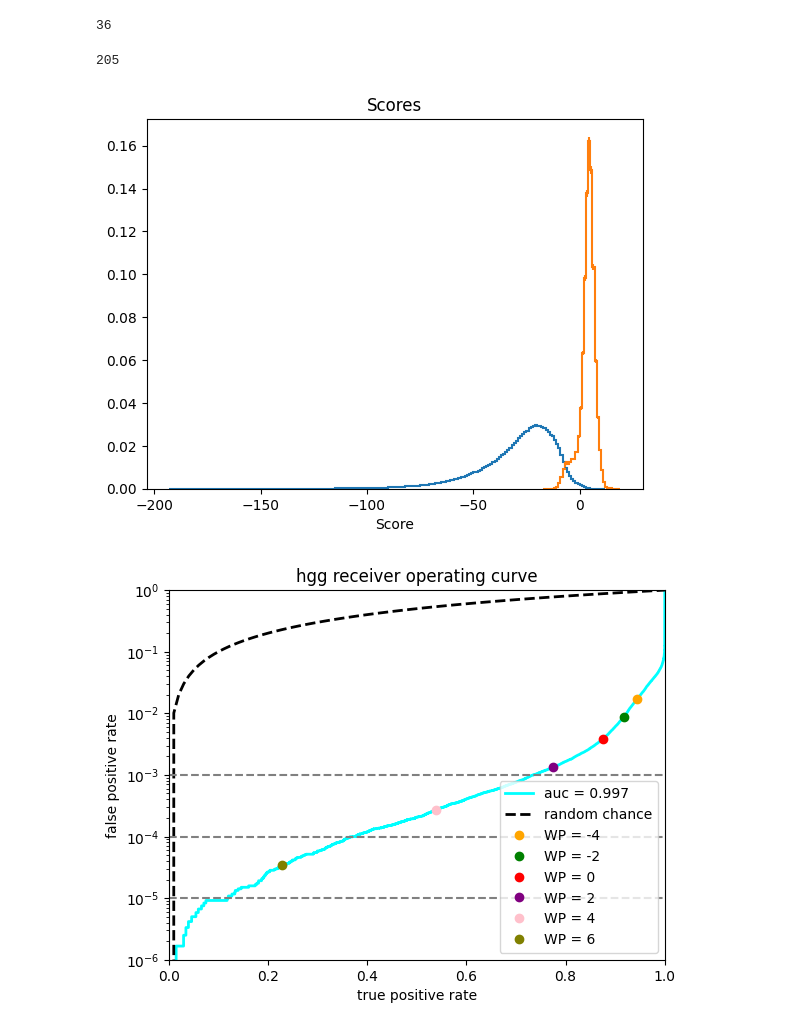
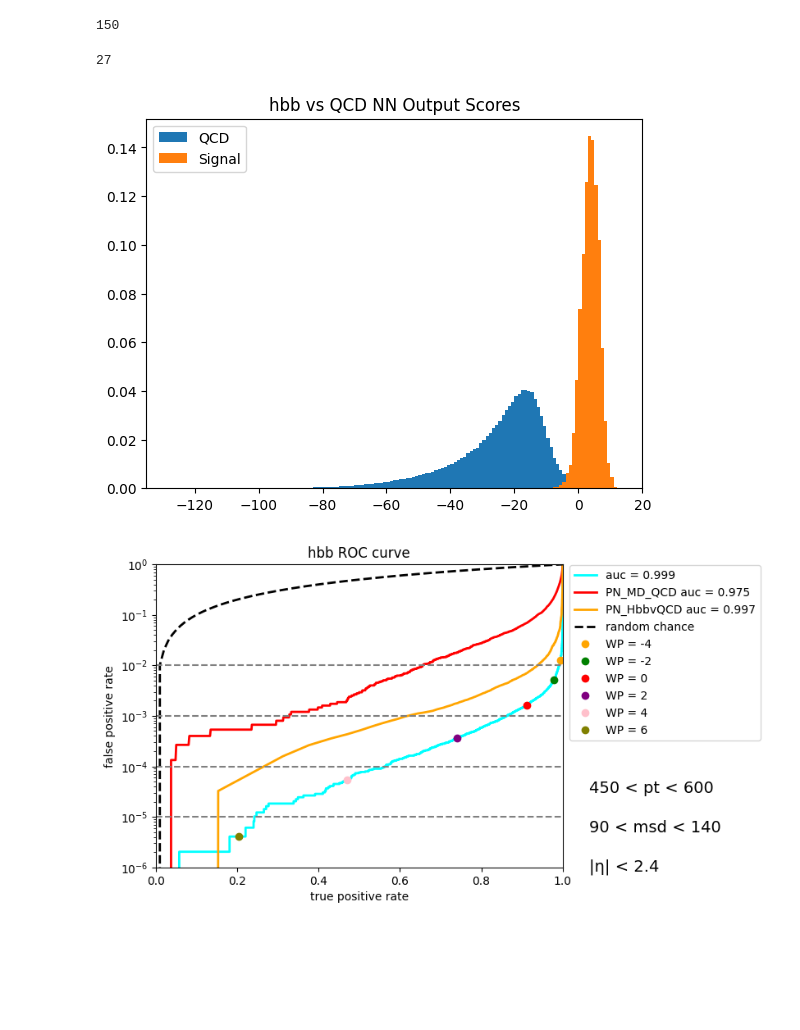
Before and after one commit to cmoore24-24/hgg, a Jupyter notebook: ml/ml_processor_work/ml_tools_nb.ipynb, the cells around one changed output. Cells and saved outputs as stored; diff of their text form; code cells hidden in the pictures; blank space fills up the shorter version.

```diff
--- a/ml/ml_processor_work/ml_tools_nb.ipynb
+++ b/ml/ml_processor_work/ml_tools_nb.ipynb
@@ -25,7 +25,7 @@ warnings.filterwarnings("ignore", "The necessary")
 warnings.filterwarnings("ignore",  module="coffea.*")
 # %%
 subcut = False
-use_hgg = True
+use_hgg = False
 # %%
 if (subcut == True) and (use_hgg == True):
     #Read in files with subjet cut
@@ -142,4 +148,4 @@ print(ak.max(sig_score))
 # %%
-17+19
+142+8
 # %% [output]
-36
+150
@@ -146,4 +156,4 @@ print(ak.max(sig_score))
 # %%
-193+12
+14+13
 # %% [output]
-205
+27
@@ -156,12 +173,19 @@ bkg_hist.fill(Bkg_NN=bkg_score);
+# %%
+bkg_hist = hist.Hist.new.Reg(100, 0, 1, name="Bkg_NN", label="Bkg_NN", overflow=False, underflow=False).Weight()
+bkg_hist.fill(Bkg_NN=sigmoid(bkg_score));
+# %%
+sig_hist = hist.Hist.new.Reg(100, 0, 1, name="Sig_NN", label="Sig_NN", overflow=False, underflow=False).Weight()
+sig_hist.fill(Sig_NN=sigmoid(sig_score));
 # %%
 fig, ax = plt.subplots()
-bkg_hist.plot1d(density=True)
-sig_hist.plot1d(density=True)
-plt.title('Scores')
-plt.xlabel('Score')
+bkg_hist.plot1d(density=True, label='QCD', histtype='fill')
+sig_hist.plot1d(density=True, label='Signal', histtype='fill')
+plt.title(f'{title} vs QCD NN Output Scores')
+plt.xlabel('')
+plt.legend()
 plt.show()
 # %% [output]
-[figure, old version]
+[figure, new version]
 # %%
 bkg_zeros = ak.zeros_like(bkg_score)
 sig_ones = ak.ones_like(sig_score)
@@ -194,12 +232,14 @@ fpr, tpr, thresholds = roc_curve(combined_truth, combined)
 roc_auc = auc(fpr, tpr)
 ax.set_yscale("log")
 ax.plot(tpr, fpr, lw=2, color="cyan", label="auc = %.3f" % (roc_auc))
+ax.plot(fpr2, tpr2, lw=2, color="red", label="PN_MD_QCD auc = %.3f" % (roc_auc2))
+ax.plot(tpr3, fpr3, lw=2, color="orange", label="PN_HbbvQCD auc = %.3f" % (roc_auc3))
 ax.plot(np.linspace(0,1,100), np.linspace(0,1,100), linestyle="--", lw=2, color="k", label="random chance")
 ax.set_xlim([0, 1.0])
 ax.set_ylim([1e-6, 1.0])
 ax.set_xlabel("true positive rate")
 ax.set_ylabel("false positive rate")
-ax.set_title(f"{title} receiver operating curve")
+ax.set_title(f"{title} ROC curve")
 
 ax.plot(sig_wp_ratios[0], bkg_wp_ratios[0], 'o', color='orange', label='WP = -4')
 ax.plot(sig_wp_ratios[1], bkg_wp_ratios[1], 'o', color='green', label='WP = -2')
@@ -208,11 +248,17 @@ ax.plot(sig_wp_ratios[3], bkg_wp_ratios[3], 'o', color='purple', label='WP = 2')
 ax.plot(sig_wp_ratios[4], bkg_wp_ratios[4], 'o', color='pink', label='WP = 4')
 ax.plot(sig_wp_ratios[5], bkg_wp_ratios[5], 'o', color='olive', label='WP = 6')
 
+ax.axhline(y=1e-2, color='grey', linestyle='--')
 ax.axhline(y=1e-3, color='grey', linestyle='--')
 ax.axhline(y=1e-4, color='grey', linestyle='--')
 ax.axhline(y=1e-5, color='grey', linestyle='--')
 
-ax.legend(loc="lower right")
+ax.legend(loc="lower right", bbox_to_anchor=(1.5, 0.4))
+
+plt.gcf().text(0.95, 0.3, '450 < pt < 600', fontsize=14)
+plt.gcf().text(0.95, 0.2, '90 < msd < 140', fontsize=14)
+plt.gcf().text(0.95, 0.1, '|η| < 2.4', fontsize=14)
+
 plt.show()
 # %% [output]
-[figure, old version]
+[figure, new version]
```
Also changed, not shown: parts of 38 cells of this notebook, 6 other files.
